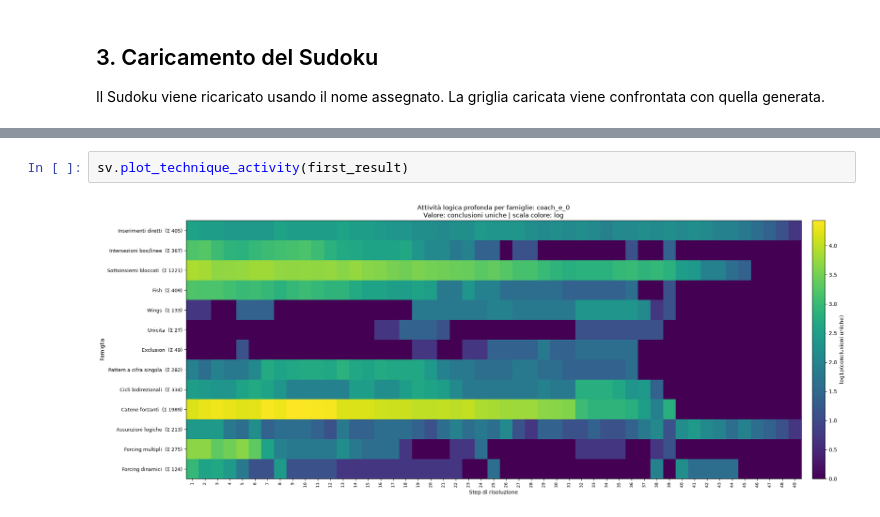
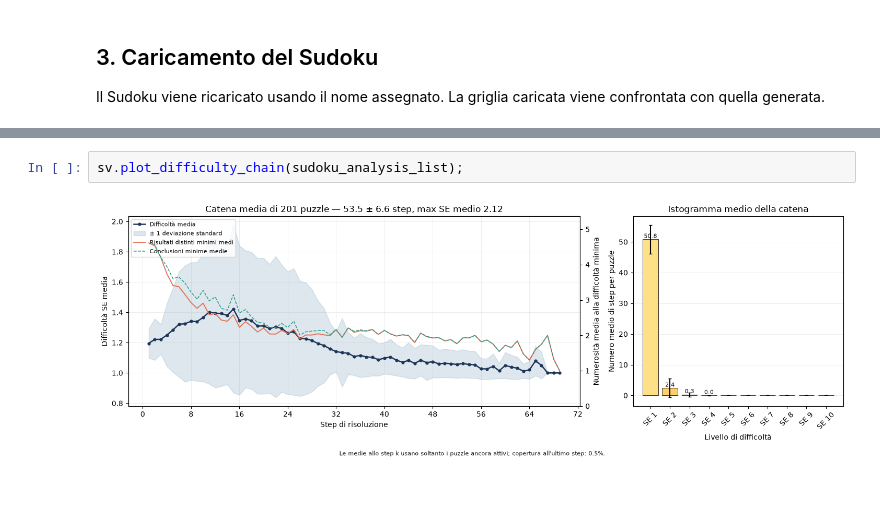
Before and after one commit to GiacomoAru/sudoku_ranker, a Jupyter notebook: analyze_list.ipynb, the cells around one changed output, grey strips where cells are left out. Drawn from its saved outputs; the diff is of its cells as text; blank space fills up the shorter version.

Commit message:
delete and difficulty changes

```diff
--- a/analyze_list.ipynb
+++ b/analyze_list.ipynb
@@ -95,4 +79,4 @@ Percorso: sudoku_data\puzzles\e1e2d08ceb03386ebf4c.json
-# %%
-sv.plot_technique_activity(first_result)
-# %% [output]
-[figure, removed]
+# %%
+sv.plot_difficulty_chain(sudoku_analysis_list);
+# %% [output]
+[figure, added]
```
Also changed, not shown: parts of 11 cells of this notebook, 8 other files.
